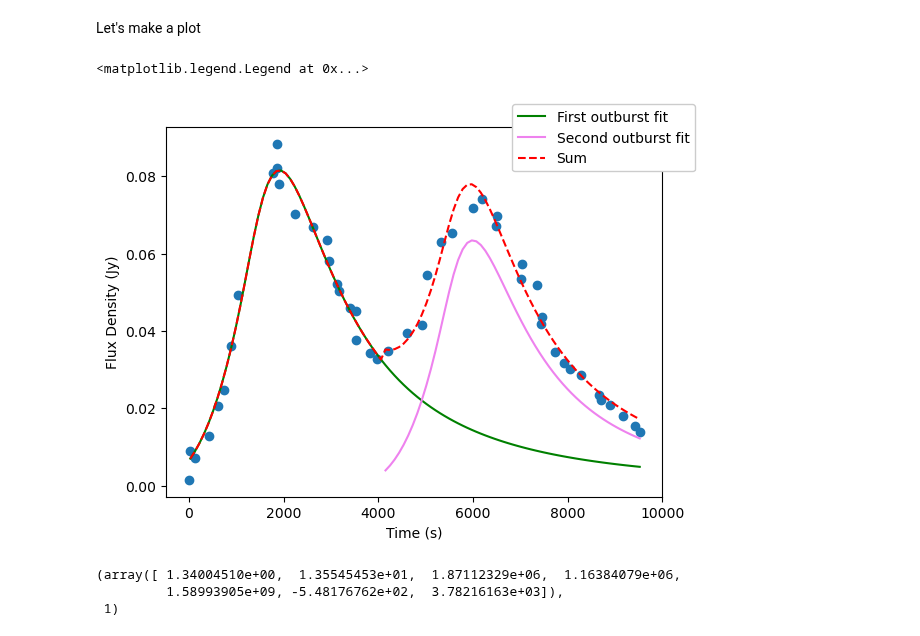
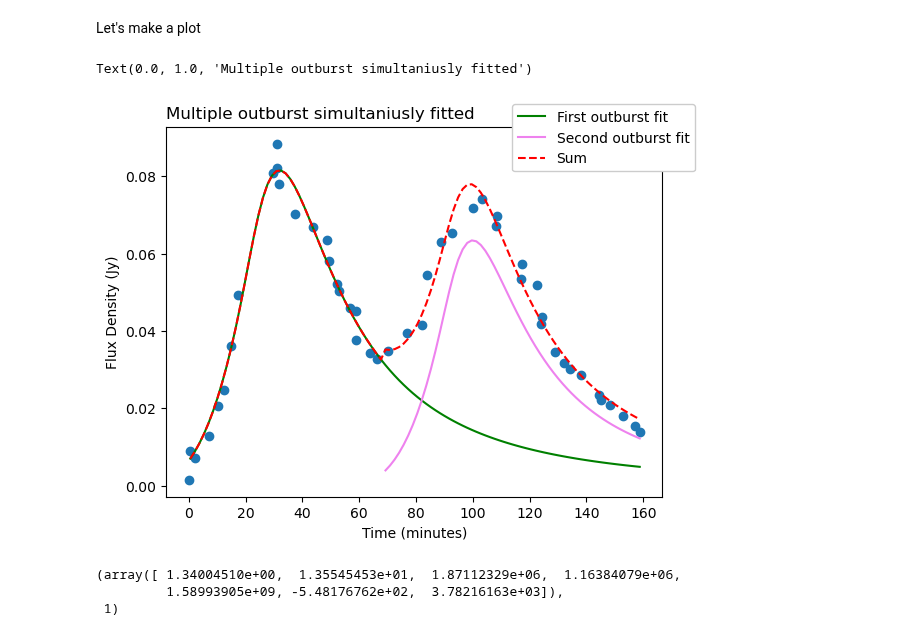
Before and after one commit to Camachoadri/JAEICU2024, a Jupyter notebook: Blob emission in GRS 1915+105/Blob emission in GRS 1915+105-07-03-24.ipynb, the cells around one changed output. Drawn from its saved outputs; the diff is of its cells as text; code cells hidden in the pictures.

```diff
--- a/Blob emission in GRS 1915+105/Blob emission in GRS 1915+105-07-03-24.ipynb
+++ b/Blob emission in GRS 1915+105/Blob emission in GRS 1915+105-07-03-24.ipynb
@@ -769,33 +770,34 @@ FluxDens_sl=FluxDens[peaks[0][0]:peaks[1][1]]
 # %%
 time=np.linspace(time_sl[0], time_sl[peaks[1][1]-peaks[0][0]-1], 100)
 time1= time[time < offset2]
 time2= time[offset2 <= time ]
 
 yfit = np.empty(time.shape)
 yfit1= np.empty(time1.shape)
 yfit2= np.empty(time2.shape)
 
 yfit1= FluxatT(time1, frequency, result[0][0], result[0][1], result[0][2], d, r0, result[0][4], 1., result[0][5])
 yfit2= (FluxatT(time2, frequency, result[0][0], result[0][1], result[0][2], d, r0, result[0][4], 1., result[0][5]) +
               FluxatT(time2, frequency, result[0][0], result[0][1], result[0][3], d, r0, result[0][4], 1., result[0][6]))
 yfit= np.concatenate((yfit1, yfit2), axis=0)
 
 #Some arrays for the plot
 yfit2_withoutFlux2= FluxatT(time2, frequency, result[0][0], result[0][1], result[0][2], d, r0, result[0][4], 1., result[0][5])
 yfit2_withoutFlux1= FluxatT(time2, frequency, result[0][0], result[0][1], result[0][3], d, r0, result[0][4], 1., result[0][6])
 
 
-plt.scatter(time_sl, FluxDens_sl)
-plt.plot(time, np.concatenate((yfit1, yfit2_withoutFlux2), axis=0), c='green', label='First outburst fit')
-plt.plot(time2, yfit2_withoutFlux1, c='violet', label='Second outburst fit')
-plt.plot(time, yfit, c='red', linestyle='dashed', label= 'Sum')
+plt.scatter(time_sl/60, FluxDens_sl)
+plt.plot(time/60, np.concatenate((yfit1, yfit2_withoutFlux2), axis=0), c='green', label='First outburst fit')
+plt.plot(time2/60, yfit2_withoutFlux1, c='violet', label='Second outburst fit')
+plt.plot(time/60, yfit, c='red', linestyle='dashed', label= 'Sum')
 
 plt.ylabel("Flux Density (Jy)")
-plt.xlabel("Time (s)")
+plt.xlabel("Time (minutes)")
 plt.legend(loc='best',  bbox_to_anchor=(0, 0, 1.08, 1.08), framealpha= 1)
+plt.title('Multiple outburst simultaniusly fitted', loc='left')
 # %% [output]
-<matplotlib.legend.Legend at 0x...>
+Text(0.0, 1.0, 'Multiple outburst simultaniusly fitted')
-[figure, old version]
+[figure, new version]
 # %%
 result
 # %% [output]
```
Also changed, not shown: parts of 6 cells of this notebook.
